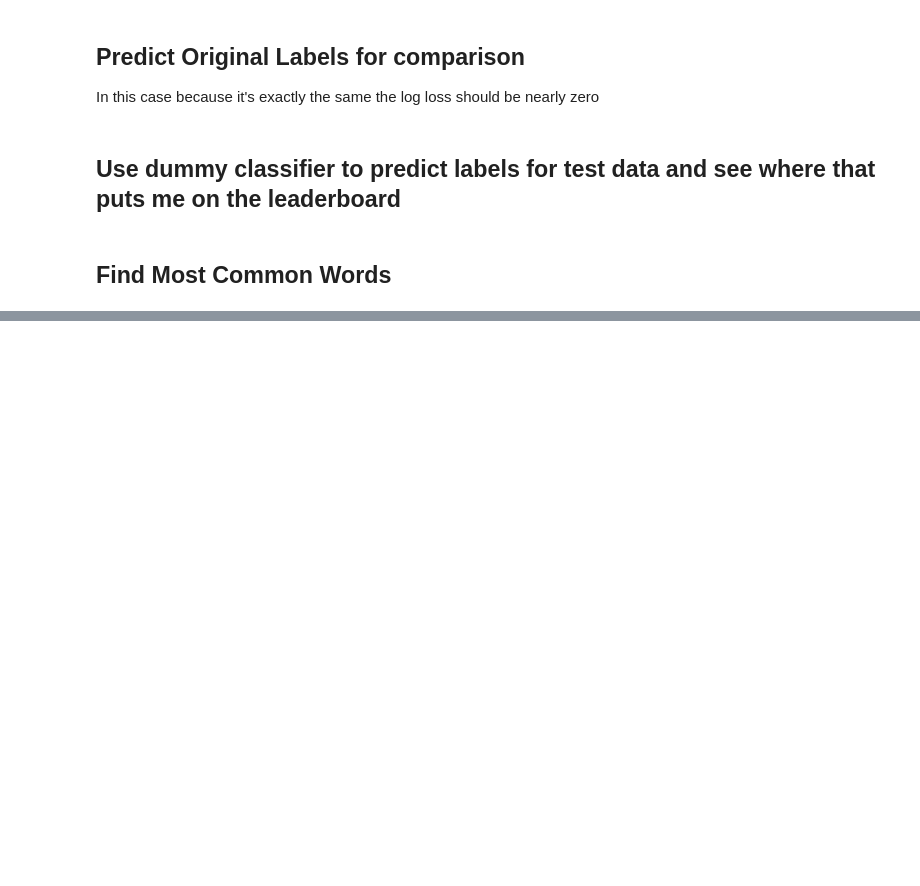
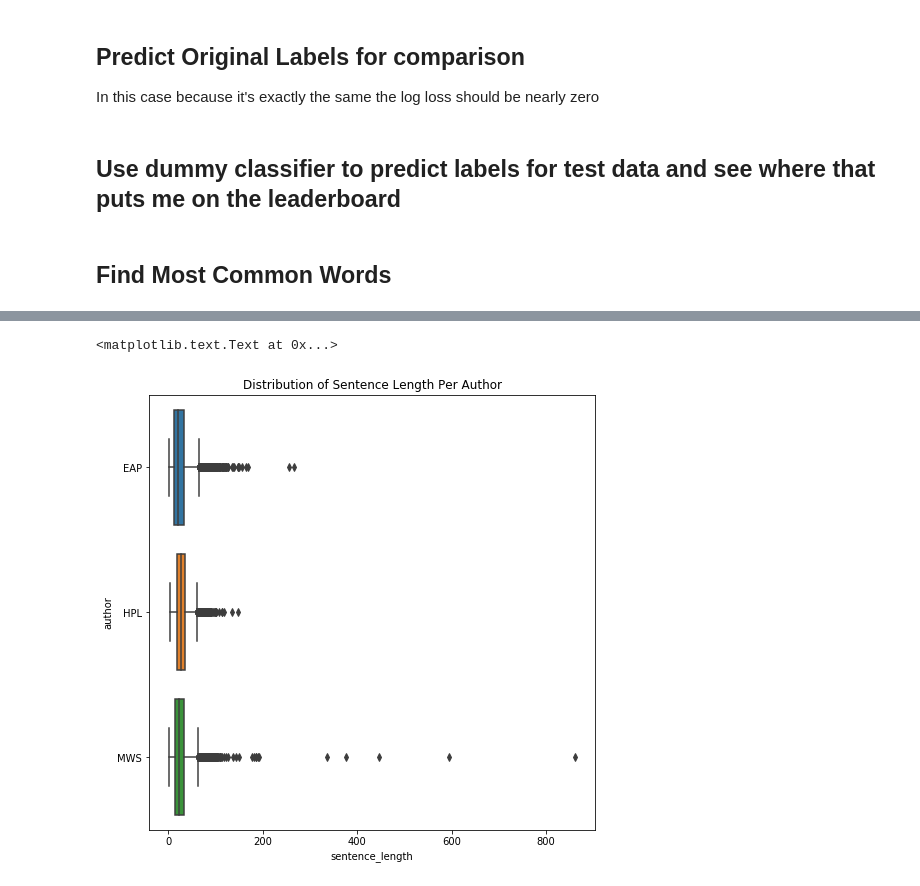
Before and after one commit to canyon289/SpookyAuthorNLP, a Jupyter notebook: notebooks/exploratory/Exploratory Analysis of Spooky Author Dataset.ipynb, the cells around one changed output, grey strips where cells are left out. Saved outputs shown, nothing was run; the diff lists cells and outputs as text; code cells hidden in the pictures; blank space fills up the shorter version.

```diff
--- a/notebooks/exploratory/Exploratory Analysis of Spooky Author Dataset.ipynb
+++ b/notebooks/exploratory/Exploratory Analysis of Spooky Author Dataset.ipynb
@@ -121,0 +135,2 @@ ax.set_ylabel("Count")
+# %%
+train["sentence_length"] = train['text'].apply(lambda x: len(x.split(" ")))
@@ -121,0 +146,7 @@ ax.set_ylabel("Count")
+# %%
+plt.rcParams['figure.figsize']=(8,8)
+ax = sns.boxplot(x="sentence_length", y="author", data=train)
+ax.set_title("Distribution of Sentence Length Per Author")
+# %% [output]
+<matplotlib.text.Text at 0x...>
+[figure, added]
```
Also changed, not shown: parts of 5 cells of this notebook, 3 other files.
